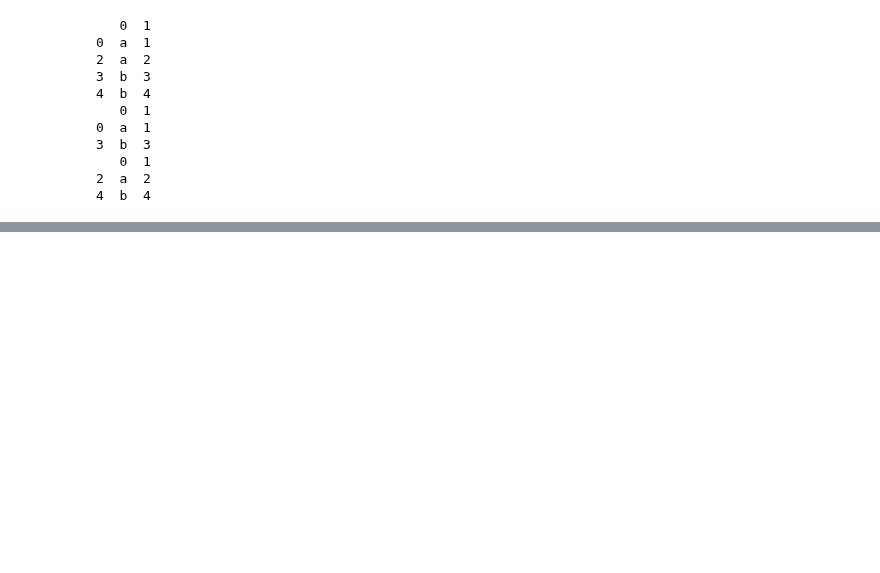
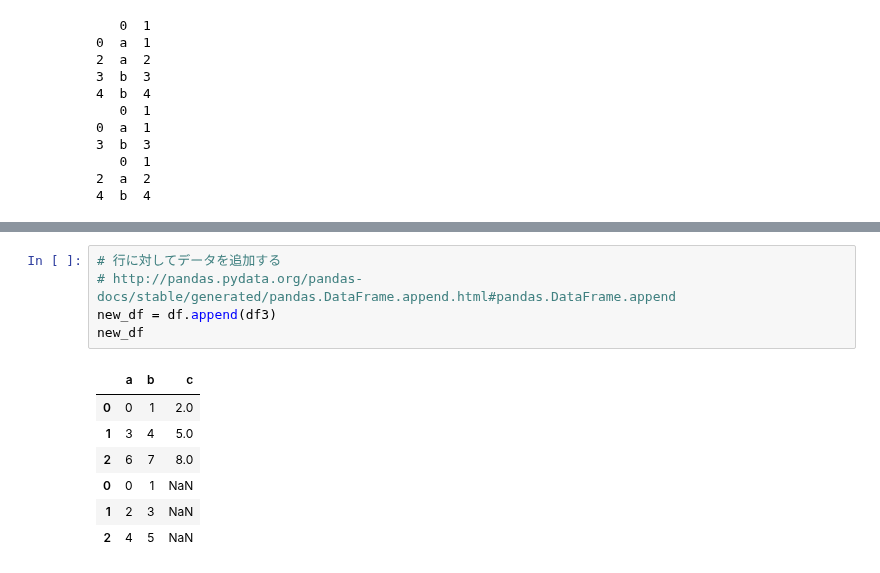
Before and after one commit to takanory/python-machine-learning, a Jupyter notebook: Pandas guide.ipynb, the cells around one changed output, grey strips where cells are left out. Cells and saved outputs as stored; diff of their text form; blank space fills up the shorter version.

```diff
--- a/Pandas guide.ipynb
+++ b/Pandas guide.ipynb
@@ -312,0 +496,13 @@ print(df.drop_duplicates(0, keep='last')) # 重複している時に一番最後
+# %%
+# 行に対してデータを追加する
+# http://pandas.pydata.org/pandas-docs/stable/generated/pandas.DataFrame.append.html#pandas.DataFrame.append
+new_df = df.append(df3)
+new_df
+# %% [output]
+|  | a | b | c |
+| 0 | 0 | 1 | 2.0 |
+| 1 | 3 | 4 | 5.0 |
+| 2 | 6 | 7 | 8.0 |
+| 0 | 0 | 1 | NaN |
+| 1 | 2 | 3 | NaN |
+| 2 | 4 | 5 | NaN |
```
Also changed, not shown: parts of 22 cells of this notebook.
